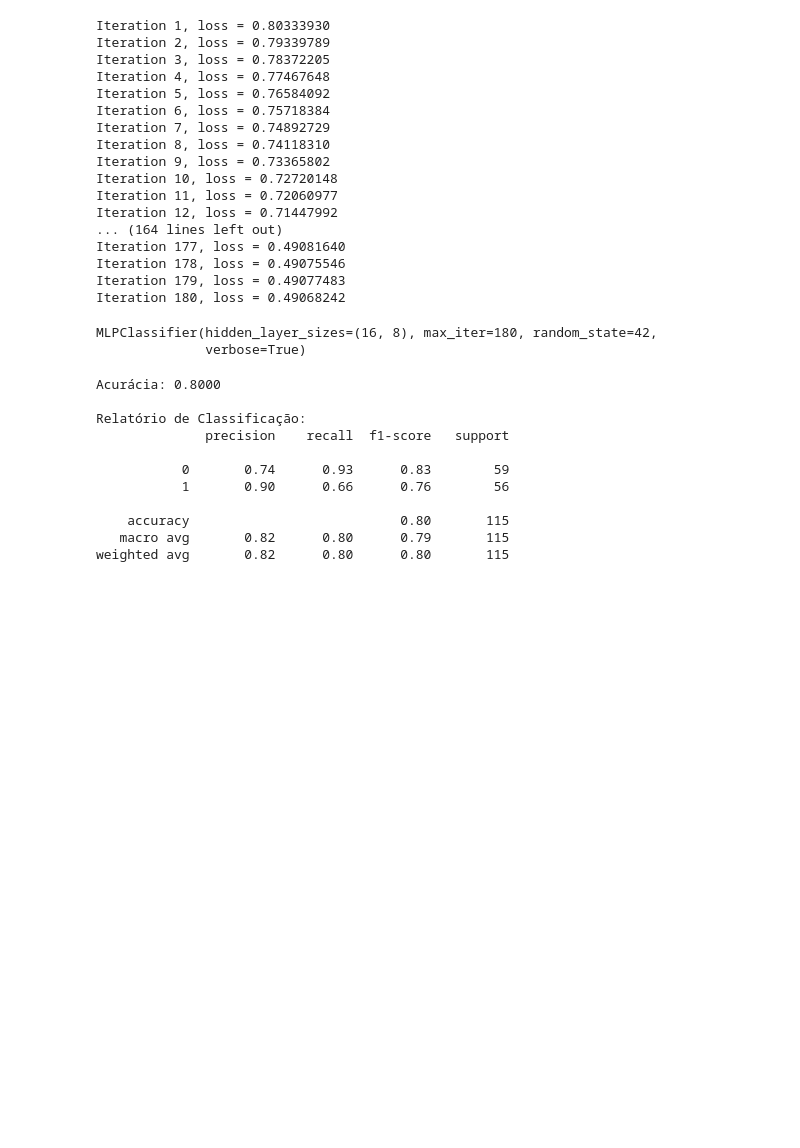
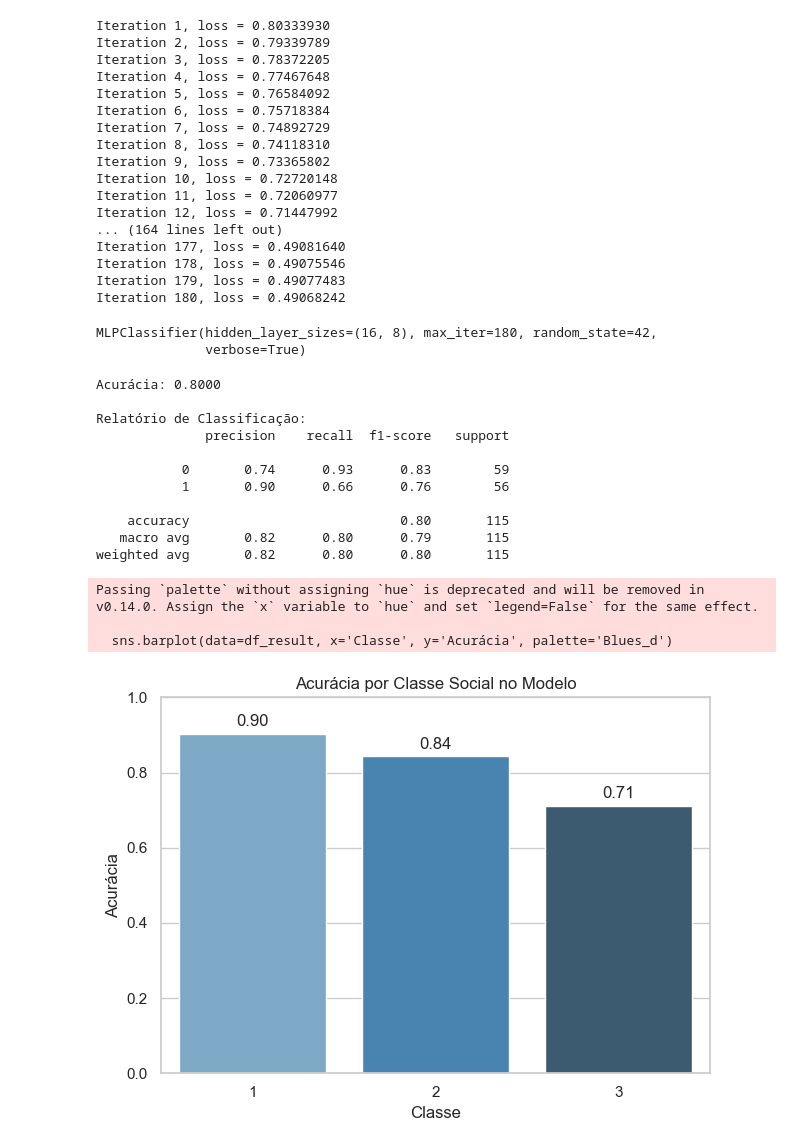
Before and after one commit to JMarquesCS/TitanicMLP, a Jupyter notebook: mlp_titanic.ipynb, the cells around one changed output. Saved outputs shown, nothing was run; the diff lists cells and outputs as text; code cells hidden in the pictures; blank space fills up the shorter version.

Commit message:
feat: plot da acurácia por classe social

```diff
--- a/mlp_titanic.ipynb
+++ b/mlp_titanic.ipynb
@@ -205,3 +205,32 @@ Relatório de Classificação:
     accuracy                           0.80       115
    macro avg       0.82      0.80      0.79       115
 weighted avg       0.82      0.80      0.80       115
+# %%
+# Célula 9: Avaliação de justiça
+def avaliar_justica(model, X_test, y_test, original_df, X_test_scaled):
+    X_test_df = X_test.copy()
+    X_test_df['Survived_Real'] = y_test.values
+    X_test_df['Survived_Pred'] = model.predict(X_test_scaled)
+    X_test_df['Pclass'] = original_df.loc[X_test.index, 'Pclass'].values
+
+    resultados = []
+    for p in sorted(X_test_df['Pclass'].unique()):
+        subset = X_test_df[X_test_df['Pclass'] == p]
+        acc = accuracy_score(subset['Survived_Real'], subset['Survived_Pred'])
+        resultados.append({'Classe': p, 'Acurácia': acc, 'Total': len(subset)})
+
+    df_result = pd.DataFrame(resultados)
+    sns.barplot(data=df_result, x='Classe', y='Acurácia', palette='Blues_d')
+    plt.ylim(0, 1)
+    plt.title("Acurácia por Classe Social no Modelo")
+    for index, row in df_result.iterrows():
+        plt.text(index, row.Acurácia + 0.02, f"{row.Acurácia:.2f}", ha='center')
+    plt.tight_layout()
+    plt.show()
+
+avaliar_justica(mlp, X_test, y_test, df_balanced, X_test_scaled)
+# %% [output]
+Passing `palette` without assigning `hue` is deprecated and will be removed in v0.14.0. Assign the `x` variable to `hue` and set `legend=False` for the same effect.
+
+  sns.barplot(data=df_result, x='Classe', y='Acurácia', palette='Blues_d')
+[figure, added]
```
